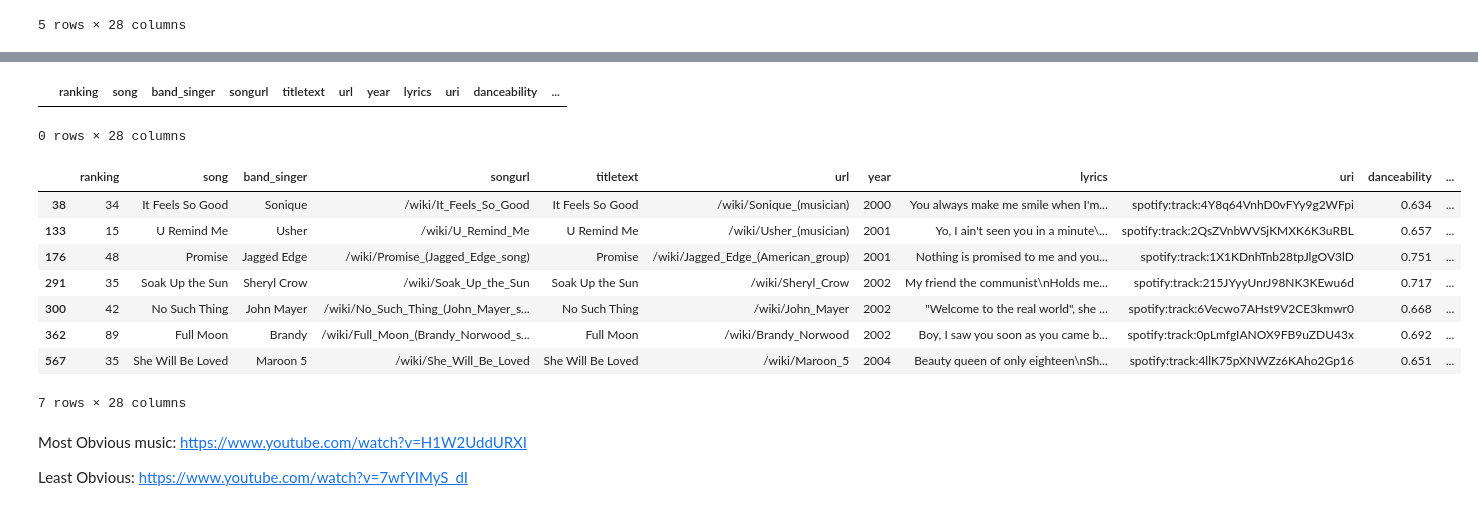
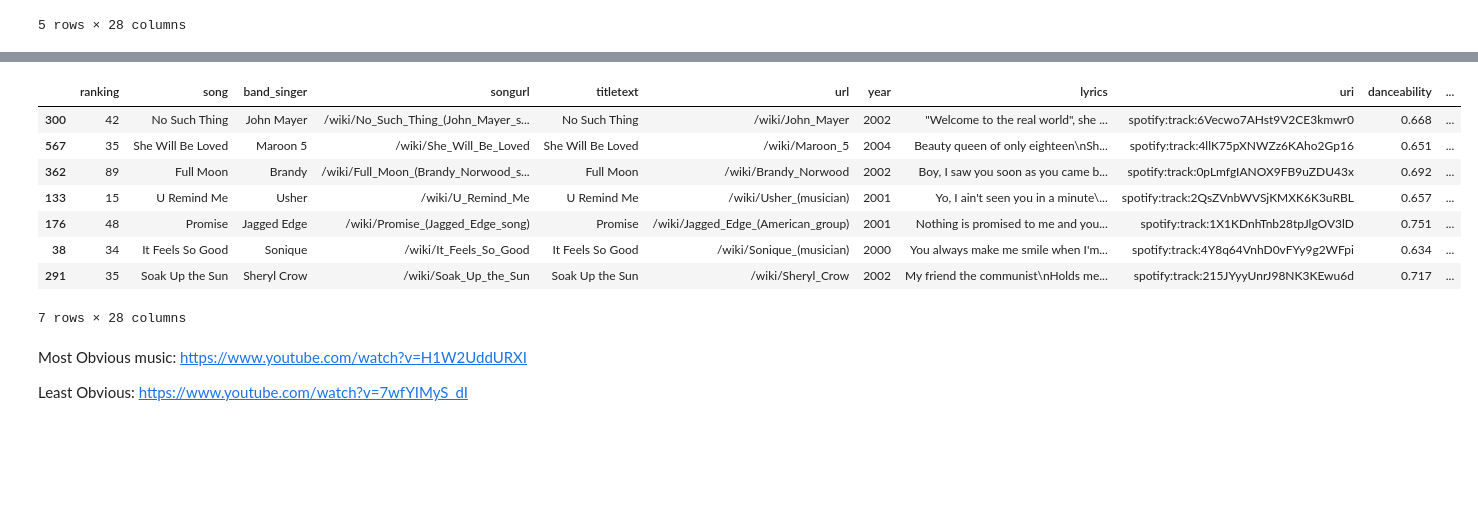
Before and after one commit to danielrferreira/py_play, a Jupyter notebook: music_distance/notebooks/Spotify_deepdive.ipynb, the cells around one changed output, grey strips where cells are left out. Saved outputs shown, nothing was run; the diff lists cells and outputs as text; code cells hidden in the pictures; blank space fills up the shorter version.

Commit message:
finding music with sliders

```diff
--- a/music_distance/notebooks/Spotify_deepdive.ipynb
+++ b/music_distance/notebooks/Spotify_deepdive.ipynb
@@ -83,22 +93,17 @@ iiq = p75-p25
 limite_inferior = p25-1.5*iiq
 limite_superior = p75+1.5*iiq
 # %%
-df[df['obviouness']<limite_inferior]
+df[df['obviouness']>limite_superior].sort_values('obviouness', ascending=False)
 # %% [output]
 |  | ranking | song | band_singer | songurl | titletext | url | year | lyrics | uri | danceability | ... |
+| 300 | 42 | No Such Thing | John Mayer | /wiki/No_Such_Thing_(John_Mayer_s... | No Such Thing | /wiki/John_Mayer | 2002 | "Welcome to the real world", she ... | spotify:track:6Vecwo7AHst9V2CE3kmwr0 | 0.668 | ... |
+| 567 | 35 | She Will Be Loved | Maroon 5 | /wiki/She_Will_Be_Loved | She Will Be Loved | /wiki/Maroon_5 | 2004 | Beauty queen of only eighteen\nSh... | spotify:track:4llK75pXNWZz6KAho2Gp16 | 0.651 | ... |
+| 362 | 89 | Full Moon | Brandy | /wiki/Full_Moon_(Brandy_Norwood_s... | Full Moon | /wiki/Brandy_Norwood | 2002 | Boy, I saw you soon as you came b... | spotify:track:0pLmfgIANOX9FB9uZDU43x | 0.692 | ... |
+| 133 | 15 | U Remind Me | Usher | /wiki/U_Remind_Me | U Remind Me | /wiki/Usher_(musician) | 2001 | Yo, I ain't seen you in a minute\... | spotify:track:2QsZVnbWVSjKMXK6K3uRBL | 0.657 | ... |
+| 176 | 48 | Promise | Jagged Edge | /wiki/Promise_(Jagged_Edge_song) | Promise | /wiki/Jagged_Edge_(American_group) | 2001 | Nothing is promised to me and you... | spotify:track:1X1KDnhTnb28tpJlgOV3lD | 0.751 | ... |
+| 38 | 34 | It Feels So Good | Sonique | /wiki/It_Feels_So_Good | It Feels So Good | /wiki/Sonique_(musician) | 2000 | You always make me smile when I'm... | spotify:track:4Y8q64VnhD0vFYy9g2WFpi | 0.634 | ... |
+| 291 | 35 | Soak Up the Sun | Sheryl Crow | /wiki/Soak_Up_the_Sun | Soak Up the Sun | /wiki/Sheryl_Crow | 2002 | My friend the communist\nHolds me... | spotify:track:215JYyyUnrJ98NK3KEwu6d | 0.717 | ... |
-0 rows × 28 columns
+7 rows × 28 columns
-# %%
-df[df['obviouness']>limite_superior]
-# %% [output]
-|  | ranking | song | band_singer | songurl | titletext | url | year | lyrics | uri | danceability | ... |
-| 38 | 34 | It Feels So Good | Sonique | /wiki/It_Feels_So_Good | It Feels So Good | /wiki/Sonique_(musician) | 2000 | You always make me smile when I'm... | spotify:track:4Y8q64VnhD0vFYy9g2WFpi | 0.634 | ... |
-| 133 | 15 | U Remind Me | Usher | /wiki/U_Remind_Me | U Remind Me | /wiki/Usher_(musician) | 2001 | Yo, I ain't seen you in a minute\... | spotify:track:2QsZVnbWVSjKMXK6K3uRBL | 0.657 | ... |
-| 176 | 48 | Promise | Jagged Edge | /wiki/Promise_(Jagged_Edge_song) | Promise | /wiki/Jagged_Edge_(American_group) | 2001 | Nothing is promised to me and you... | spotify:track:1X1KDnhTnb28tpJlgOV3lD | 0.751 | ... |
-| 291 | 35 | Soak Up the Sun | Sheryl Crow | /wiki/Soak_Up_the_Sun | Soak Up the Sun | /wiki/Sheryl_Crow | 2002 | My friend the communist\nHolds me... | spotify:track:215JYyyUnrJ98NK3KEwu6d | 0.717 | ... |
-| 300 | 42 | No Such Thing | John Mayer | /wiki/No_Such_Thing_(John_Mayer_s... | No Such Thing | /wiki/John_Mayer | 2002 | "Welcome to the real world", she ... | spotify:track:6Vecwo7AHst9V2CE3kmwr0 | 0.668 | ... |
-| 362 | 89 | Full Moon | Brandy | /wiki/Full_Moon_(Brandy_Norwood_s... | Full Moon | /wiki/Brandy_Norwood | 2002 | Boy, I saw you soon as you came b... | spotify:track:0pLmfgIANOX9FB9uZDU43x | 0.692 | ... |
-| 567 | 35 | She Will Be Loved | Maroon 5 | /wiki/She_Will_Be_Loved | She Will Be Loved | /wiki/Maroon_5 | 2004 | Beauty queen of only eighteen\nSh... | spotify:track:4llK75pXNWZz6KAho2Gp16 | 0.651 | ... |
-7 rows × 28 columns
 # %%
 def compare(df, id, quant_var=None) -> None:
     n_graphs = len(quant_var)
```
Also changed, not shown: parts of 7 cells of this notebook.
